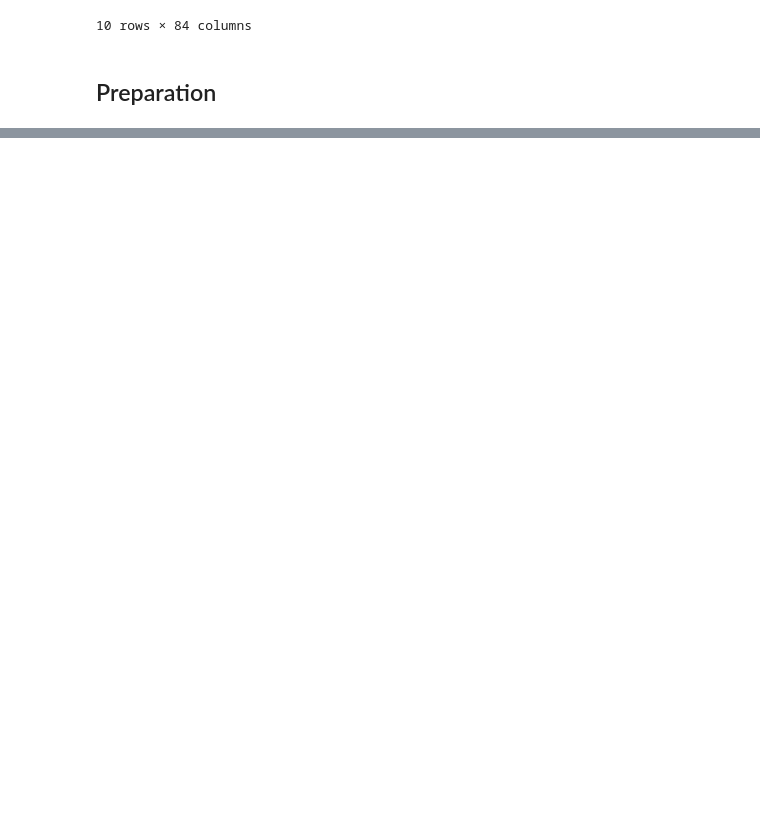
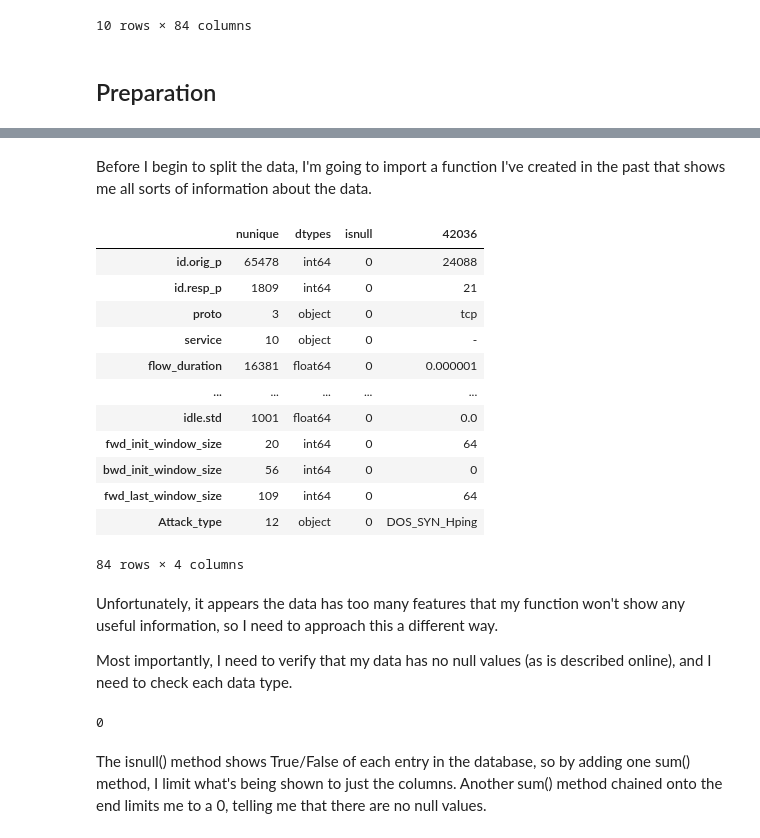
Before and after one commit to Michael-Nelson361/RT-IOT2022, a Jupyter notebook: wrangle.ipynb, the cells around one changed output, grey strips where cells are left out. Cells and saved outputs as stored; diff of their text form; code cells hidden in the pictures; blank space fills up the shorter version.

```diff
--- a/wrangle.ipynb
+++ b/wrangle.ipynb
@@ -153,0 +179,52 @@ def acquire_iot2022():
+# %% [markdown]
+Before I begin to split the data, I'm going to import a function I've created in the past that shows me all sorts of information about the data.
+# %%
+def df_info(df,include=False,samples=1):
+	"""
+	Function takes a dataframe and returns potentially relevant information about it (including a sample)
+	include=bool, default to False. To add the results from a describe method, pass True to the argument.
+	samples=int, default to 1. Shows 1 sample by default, but can be modified to include more samples if desired.
+	"""
+		# create the df_inf dataframe
+	df_inf = pd.DataFrame(index=df.columns,
+			data = {
+				'nunique':df.nunique()
+				,'dtypes':df.dtypes
+				,'isnull':df.isnull().sum()
+			})
+		# append samples based on input
+	if samples >= 1:
+		df_inf = df_inf.merge(df.sample(samples).iloc[0:samples].T,how='left',left_index=True,right_index=True)
+		# append describe results if option selected
+	if include == True:
+		return df_inf.merge(df.describe(include='all').T,how='left',left_index=True,right_index=True)
+	elif include == False:
+		return df_inf
+	else:
+		print('Value passed to "include" argument is invalid.')
+# %%
+df_info(df)
+# %% [output]
+|  | nunique | dtypes | isnull | 42036 |
+| id.orig_p | 65478 | int64 | 0 | 24088 |
+| id.resp_p | 1809 | int64 | 0 | 21 |
+| proto | 3 | object | 0 | tcp |
+| service | 10 | object | 0 | - |
+| flow_duration | 16381 | float64 | 0 | 0.000001 |
+| ... | ... | ... | ... | ... |
+| idle.std | 1001 | float64 | 0 | 0.0 |
+| fwd_init_window_size | 20 | int64 | 0 | 64 |
+| bwd_init_window_size | 56 | int64 | 0 | 0 |
+| fwd_last_window_size | 109 | int64 | 0 | 64 |
+| Attack_type | 12 | object | 0 | DOS_SYN_Hping |
+84 rows × 4 columns
+# %% [markdown]
+Unfortunately, it appears the data has too many features that my function won't show any useful information, so I need to approach this a different way.
+
+Most importantly, I need to verify that my data has no null values (as is described online), and I need to check each data type.
+# %%
+df.isnull().sum().sum()
+# %% [output]
+0
+# %% [markdown]
+The isnull() method shows True/False of each entry in the database, so by adding one sum() method, I limit what's being shown to just the columns. Another sum() method chained onto the end limits me to a 0, telling me that there are no null values.
```
Also changed, not shown: parts of 30 cells of this notebook, 2 other files.
